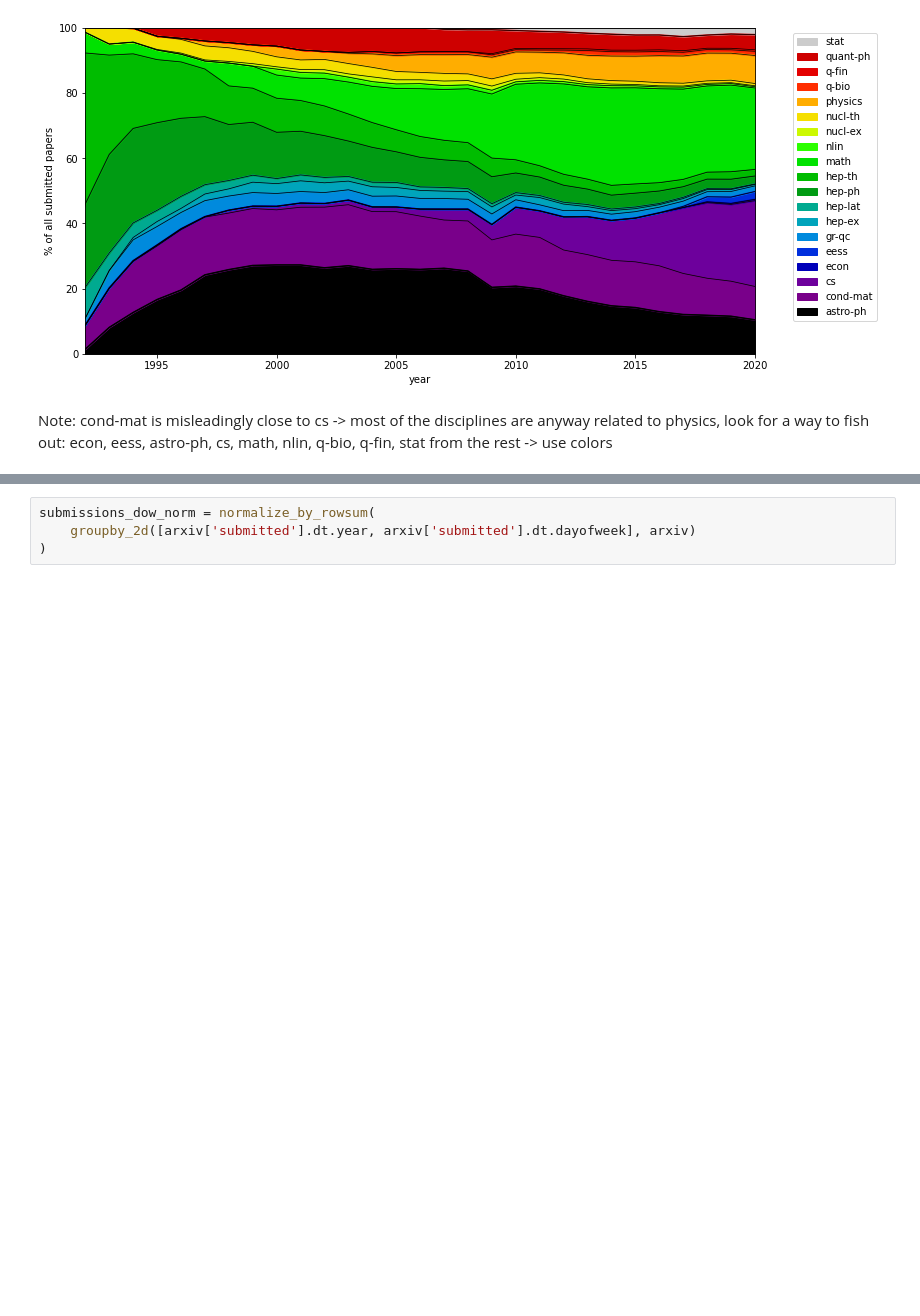
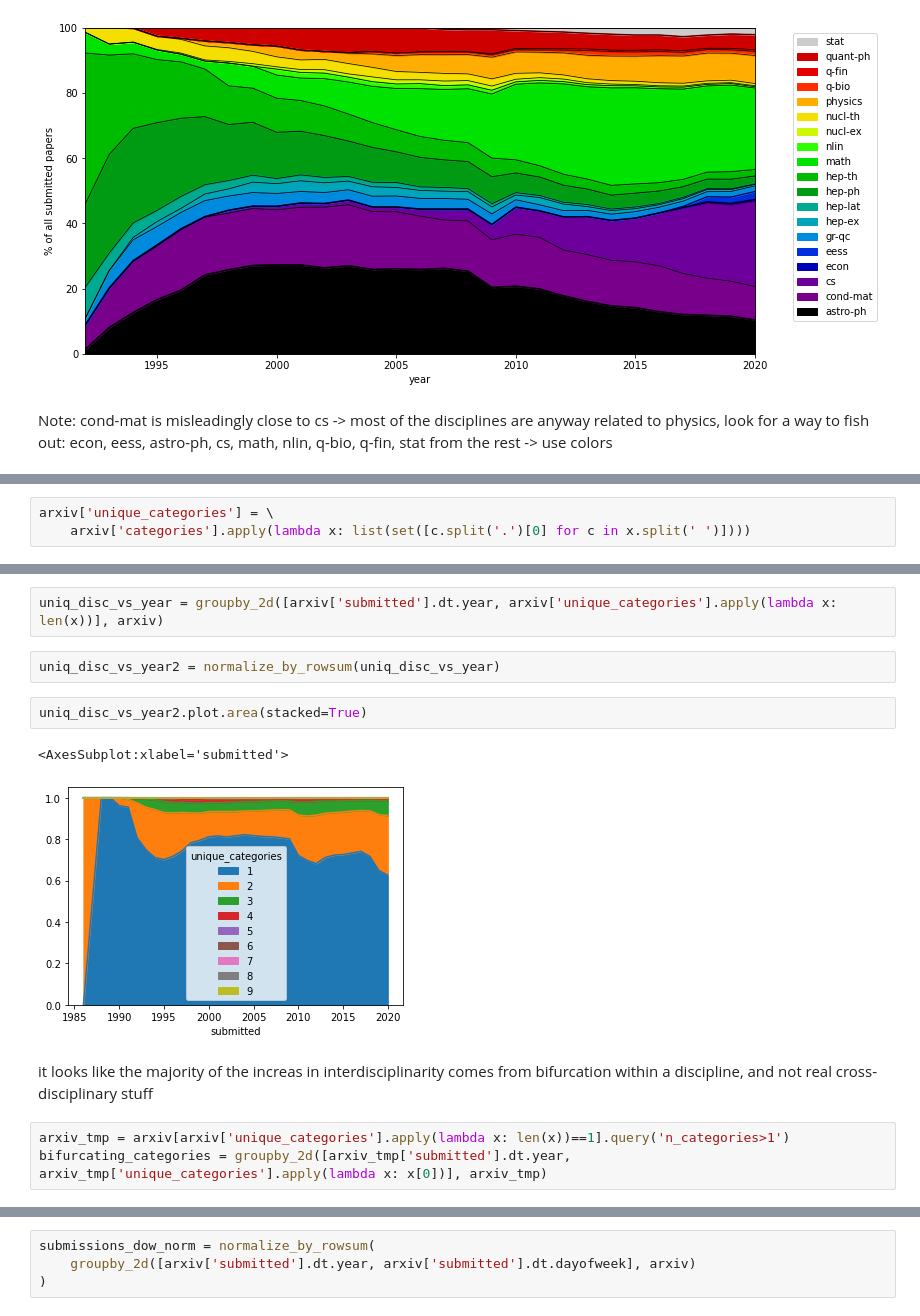
Before and after one commit to paniterka/arxiv-analysis, a Jupyter notebook: read_and_explore.ipynb, the cells around one changed output, grey strips where cells are left out. Cells and saved outputs as stored; diff of their text form; blank space fills up the shorter version.

Commit message:
discipline combinations

```diff
--- a/read_and_explore.ipynb
+++ b/read_and_explore.ipynb
@@ -503,0 +506,3 @@ Note: cond-mat is misleadingly close to cs -> most of the disciplines are anyway
+# %%
+arxiv['unique_categories'] = \
+    arxiv['categories'].apply(lambda x: list(set([c.split('.')[0] for c in x.split(' ')])))
@@ -503,0 +565,14 @@ Note: cond-mat is misleadingly close to cs -> most of the disciplines are anyway
+# %%
+uniq_disc_vs_year = groupby_2d([arxiv['submitted'].dt.year, arxiv['unique_categories'].apply(lambda x: len(x))], arxiv)
+# %%
+uniq_disc_vs_year2 = normalize_by_rowsum(uniq_disc_vs_year)
+# %%
+uniq_disc_vs_year2.plot.area(stacked=True)
+# %% [output]
+<AxesSubplot:xlabel='submitted'>
+[figure, added]
+# %% [markdown]
+it looks like the majority of the increas in interdisciplinarity comes from bifurcation within a discipline, and not real cross-disciplinary stuff
+# %%
+arxiv_tmp = arxiv[arxiv['unique_categories'].apply(lambda x: len(x))==1].query('n_categories>1')
+bifurcating_categories = groupby_2d([arxiv_tmp['submitted'].dt.year, arxiv_tmp['unique_categories'].apply(lambda x: x[0])], arxiv_tmp)
```
Also changed, not shown: parts of 11 cells of this notebook.
